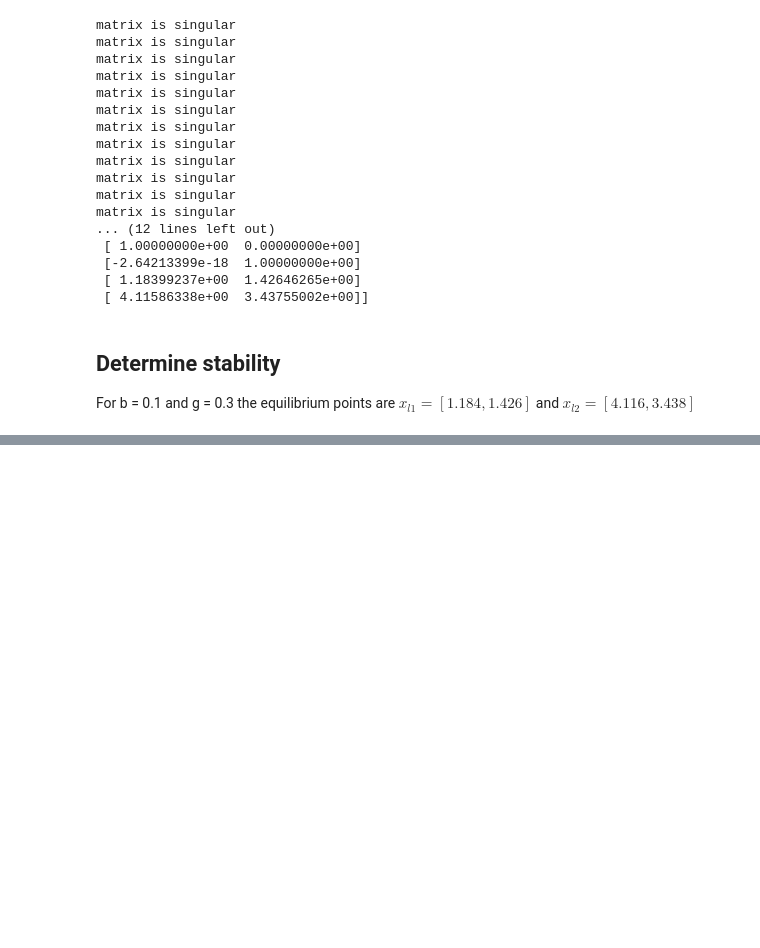
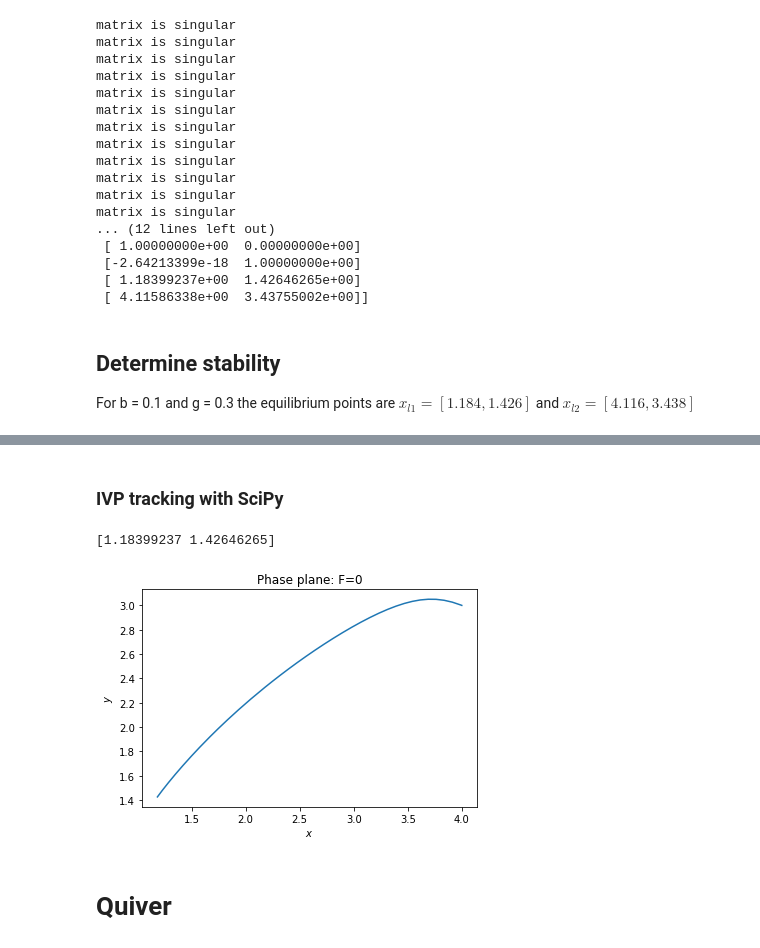
Before and after one commit to aaron-galligan/Case-Study, a Jupyter notebook: Fold_tracking_in_b.ipynb, the cells around one changed output, grey strips where cells are left out. Saved outputs shown, nothing was run; the diff lists cells and outputs as text; code cells hidden in the pictures; blank space fills up the shorter version.

Commit message:
Got 2d co-dim burfication tracking working

```diff
--- a/Fold_tracking_in_b.ipynb
+++ b/Fold_tracking_in_b.ipynb
@@ -159,0 +198,44 @@ plt.show()
+# %% [markdown]
+### IVP tracking with SciPy
+# %%
+def func_for_scipy_ivp(t, x_arr, b, g):
+    #g is included in x_arr
+    #x_arr is an array where x_arr[0] = x and x_arr[1] = z, x_arr[2] = g
+    #b = p[0]
+    #g = p[1]
+
+    dxdt = x_arr[0] - (x_arr[0]**2)*np.exp(-b*x_arr[0]*x_arr[1])
+    dzdt = x_arr[1] - (x_arr[1]**2)*np.exp(-g*x_arr[0])
+
+    return np.array([dxdt, dzdt])
+
+
+#Using scipy solver test
+tspan = [0,100]
+b = 0.1
+g = 0.3
+p = np.array([b, g])
+x0 = np.array([4, 3])
+sol = solve_ivp(func_for_scipy_ivp,tspan, x0, args= (p), first_step = 1e-6, max_step = 1e-1)
+
+#t = np.linspace(0, 100, 1000)
+#points = sol.sol(t)
+
+
+#print(sol)
+number_of_points = sol.y[0].shape[0]
+final_point = np.array([sol.y[0, number_of_points - 1], sol.y[1, number_of_points - 1]])
+
+print(final_point)
+
+plt.plot(sol.y[0], sol.y[1])
+plt.xlabel("$x$")
+plt.ylabel("$y$")
+plt.title("Phase plane: F=0")
+
+plt.show()
+# %% [output]
+[1.18399237 1.42646265]
+[figure, added]
+# %% [markdown]
+# Quiver
```
Also changed, not shown: parts of 26 cells of this notebook, 2 other files.
